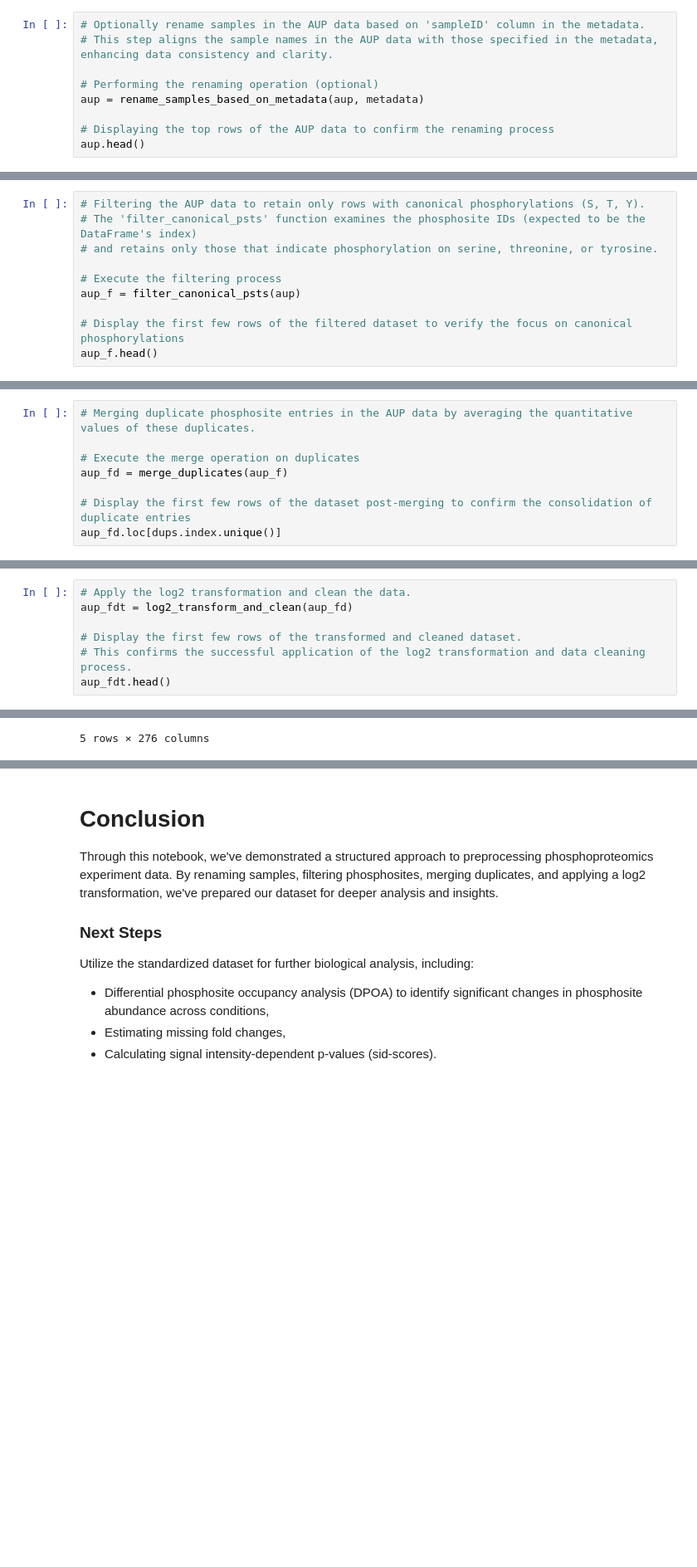
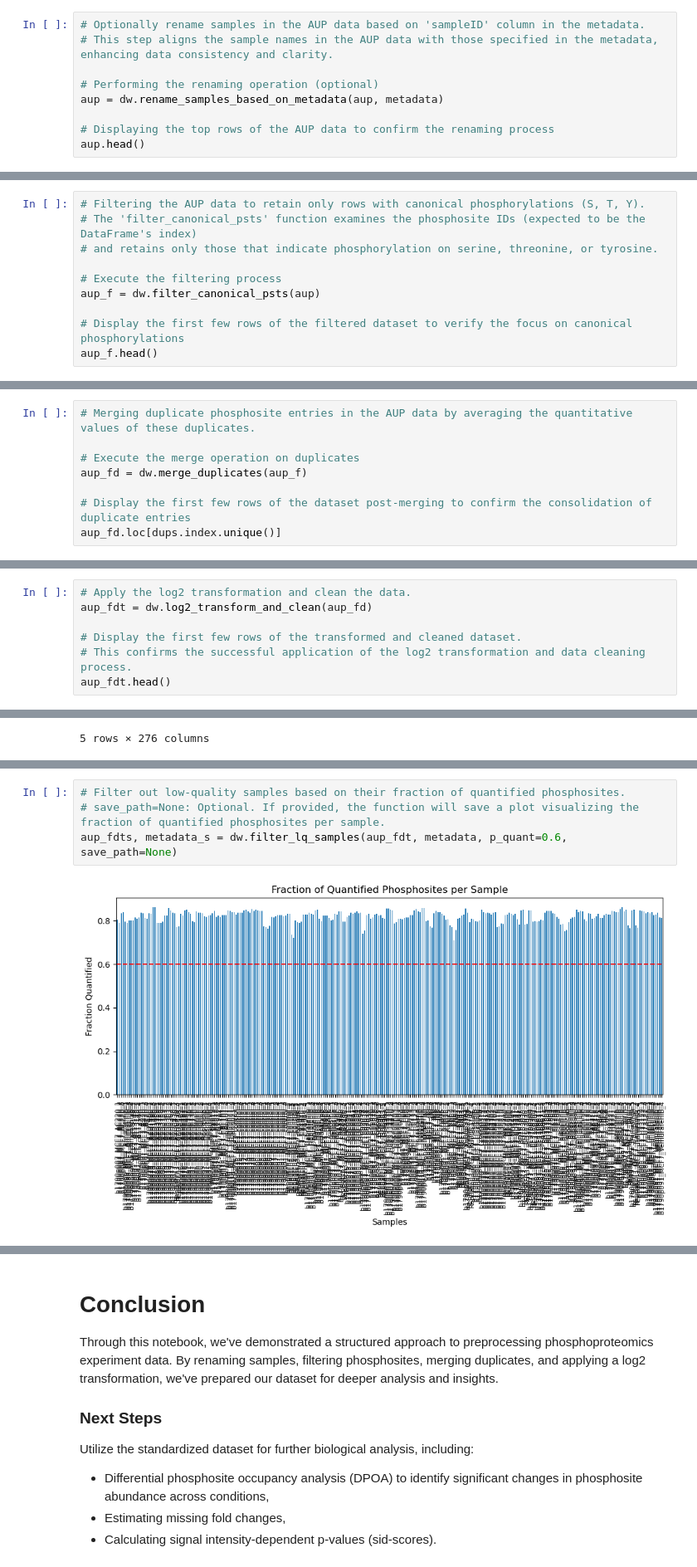
Before and after one commit to magdalenahuebner/magpipe, a Jupyter notebook: notebooks/02-mh-preprocess-data.ipynb, the cells around one changed output, grey strips where cells are left out. Shown at 83% size. Saved outputs shown, nothing was run; the diff lists cells and outputs as text; blank space fills up the shorter version.

Commit message:
added qc: excluding low-quality samples

```diff
--- a/notebooks/02-mh-preprocess-data.ipynb
+++ b/notebooks/02-mh-preprocess-data.ipynb
@@ -69,7 +68,7 @@ If the current naming convention suits your analysis needs, ensure the metadata'
 # This step aligns the sample names in the AUP data with those specified in the metadata, enhancing data consistency and clarity.
 
 # Performing the renaming operation (optional)
-aup = rename_samples_based_on_metadata(aup, metadata)
+aup = dw.rename_samples_based_on_metadata(aup, metadata)
 
 # Displaying the top rows of the AUP data to confirm the renaming process
 aup.head()
@@ -91,7 +90,7 @@ In phosphoproteomics data, the phosphorylation sites can include serine (S), thr
 # and retains only those that indicate phosphorylation on serine, threonine, or tyrosine.
 
 # Execute the filtering process
-aup_f = filter_canonical_psts(aup)
+aup_f = dw.filter_canonical_psts(aup)
 
 # Display the first few rows of the filtered dataset to verify the focus on canonical phosphorylations
 aup_f.head()
@@ -135,7 +134,7 @@ dups
 # Merging duplicate phosphosite entries in the AUP data by averaging the quantitative values of these duplicates.
 
 # Execute the merge operation on duplicates
-aup_fd = merge_duplicates(aup_f)
+aup_fd = dw.merge_duplicates(aup_f)
 
 # Display the first few rows of the dataset post-merging to confirm the consolidation of duplicate entries
 aup_fd.loc[dups.index.unique()]
@@ -158,7 +157,7 @@ We perform a log2 transformation on the dataset's peak areas, a standard preproc
 Before the transformation, we address NaN values by converting them to 0, as log2 transformation does not support null values. The transformation of 0 results in -Inf, which we then convert back to NaN. These NaN values will be further handled in subsequent analysis stages, where missing fold changes are estimated.
 # %%
 # Apply the log2 transformation and clean the data.
-aup_fdt = log2_transform_and_clean(aup_fd)
+aup_fdt = dw.log2_transform_and_clean(aup_fd)
 
 # Display the first few rows of the transformed and cleaned dataset.
 # This confirms the successful application of the log2 transformation and data cleaning process.
@@ -174,0 +178,6 @@ INFO:root:Replaced 681579 -Inf values with NaN after log2 transformation, which
+# %%
+# Filter out low-quality samples based on their fraction of quantified phosphosites.
+# save_path=None: Optional. If provided, the function will save a plot visualizing the fraction of quantified phosphosites per sample.
+aup_fdts, metadata_s = dw.filter_lq_samples(aup_fdt, metadata, p_quant=0.6, save_path=None)
+# %% [output]
+[figure, added]
```
Also changed, not shown: parts of 3 cells of this notebook, 2 other files.
